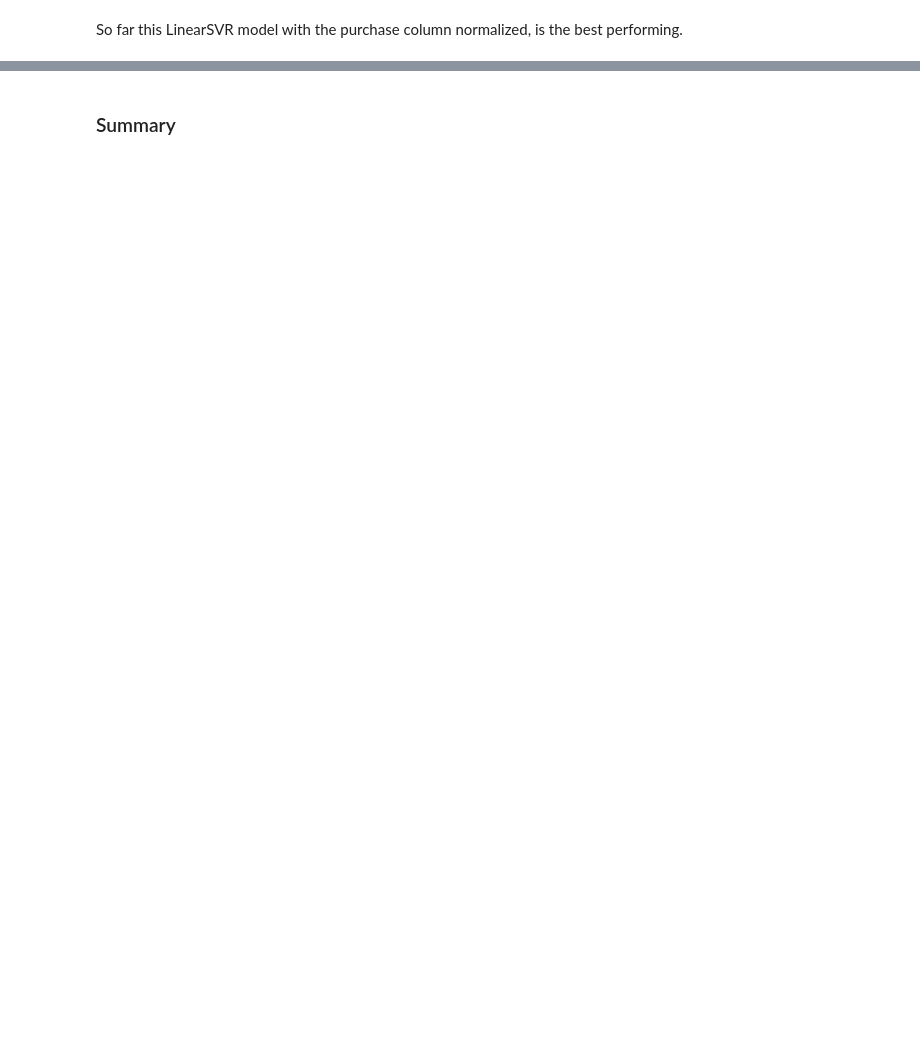
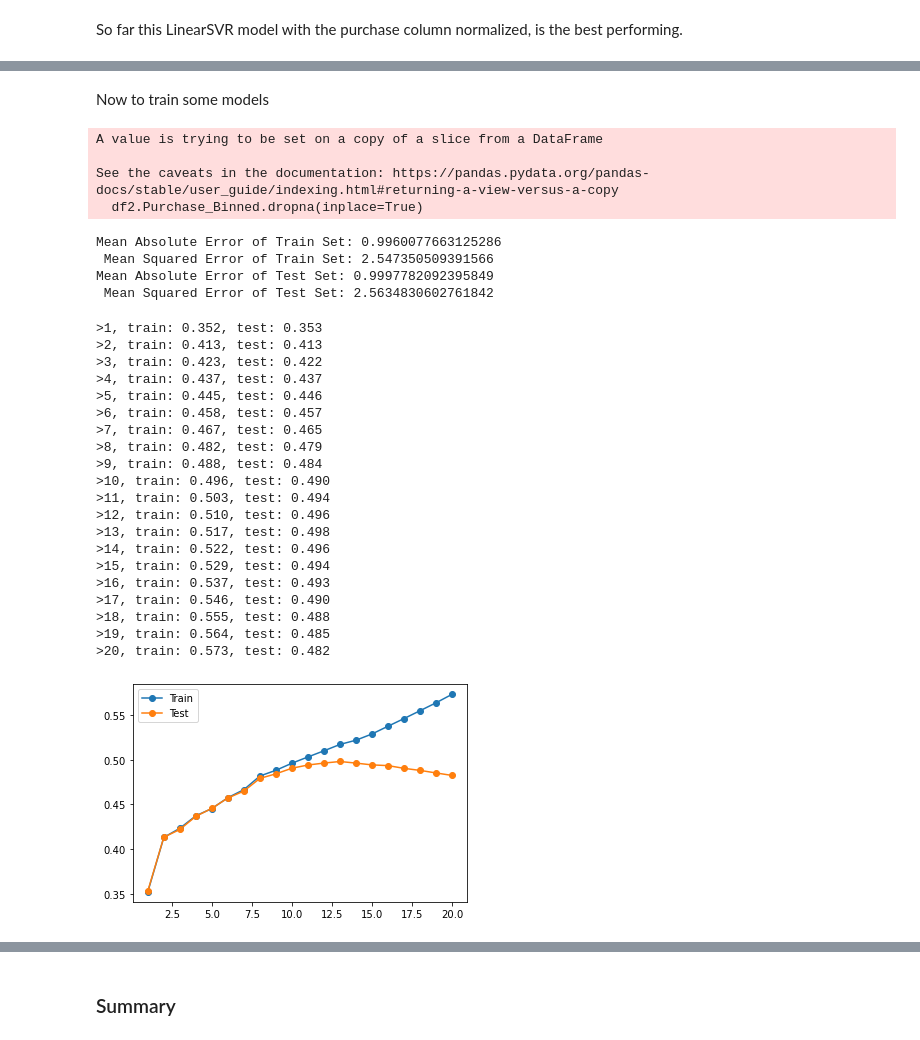
Before and after one commit to zachpruessner/capstone-two, a Jupyter notebook: bf-prediction.ipynb, the cells around one changed output, grey strips where cells are left out. Drawn from its saved outputs; the diff is of its cells as text; code cells hidden in the pictures; blank space fills up the shorter version.

```diff
--- a/bf-prediction.ipynb
+++ b/bf-prediction.ipynb
@@ -466,0 +483,68 @@ So far this LinearSVR model with the purchase column normalized, is the best per
+# %% [markdown]
+Now to train some models
+# %%
+df2.Purchase_Binned.dropna(inplace=True)
+# %% [output]
+A value is trying to be set on a copy of a slice from a DataFrame
+
+See the caveats in the documentation: https://pandas.pydata.org/pandas-docs/stable/user_guide/indexing.html#returning-a-view-versus-a-copy
+  df2.Purchase_Binned.dropna(inplace=True)
+# %%
+clf = RandomForestClassifier(n_estimators=100, max_depth=5, random_state=42)
+
+X_train, X_test, y_train, y_test = train_test_split(X, y, test_size=0.5, random_state=42)
+
+model = RandomForestClassifier(n_estimators=100, max_depth=5, random_state=42)
+fit_model = model.fit(X_train, y_train)
+
+model_score_train(y_train, fit_model.predict(X_train))
+model_score_test(y_test, fit_model.predict(X_test))
+# %% [output]
+Mean Absolute Error of Train Set: 0.9960077663125286
+ Mean Squared Error of Train Set: 2.547350509391566
+Mean Absolute Error of Test Set: 0.9997782092395849
+ Mean Squared Error of Test Set: 2.5634830602761842
+# %%
+train_scores, test_scores = list(), list()
+
+values = [i for i in range(1, 21)]
+
+for i in values:
+
+    model = DecisionTreeClassifier(max_depth=i)
+    model.fit(X_train, y_train)
+
+    train_yhat = model.predict(X_train)
+    train_acc = accuracy_score(y_train, train_yhat)
+    train_scores.append(train_acc)
+    test_yhat = model.predict(X_test)
+    test_acc = accuracy_score(y_test, test_yhat)
+    test_scores.append(test_acc)
+    print('>%d, train: %.3f, test: %.3f' % (i, train_acc, test_acc))
+
+plt.plot(values, train_scores, '-o', label='Train')
+plt.plot(values, test_scores, '-o', label='Test')
+plt.legend()
+plt.show()
+# %% [output]
+>1, train: 0.352, test: 0.353
+>2, train: 0.413, test: 0.413
+>3, train: 0.423, test: 0.422
+>4, train: 0.437, test: 0.437
+>5, train: 0.445, test: 0.446
+>6, train: 0.458, test: 0.457
+>7, train: 0.467, test: 0.465
+>8, train: 0.482, test: 0.479
+>9, train: 0.488, test: 0.484
+>10, train: 0.496, test: 0.490
+>11, train: 0.503, test: 0.494
+>12, train: 0.510, test: 0.496
+>13, train: 0.517, test: 0.498
+>14, train: 0.522, test: 0.496
+>15, train: 0.529, test: 0.494
+>16, train: 0.537, test: 0.493
+>17, train: 0.546, test: 0.490
+>18, train: 0.555, test: 0.488
+>19, train: 0.564, test: 0.485
+>20, train: 0.573, test: 0.482
+[figure, added]
```
Also changed, not shown: parts of 24 cells of this notebook, 3 other files.
